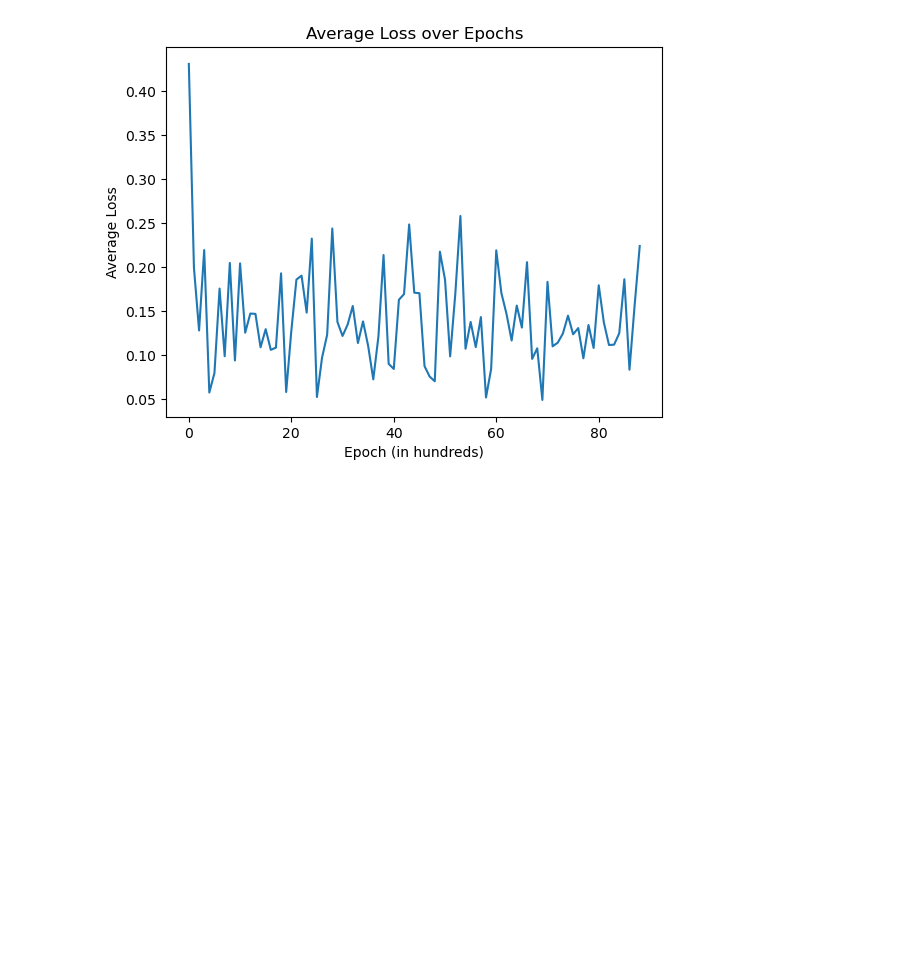
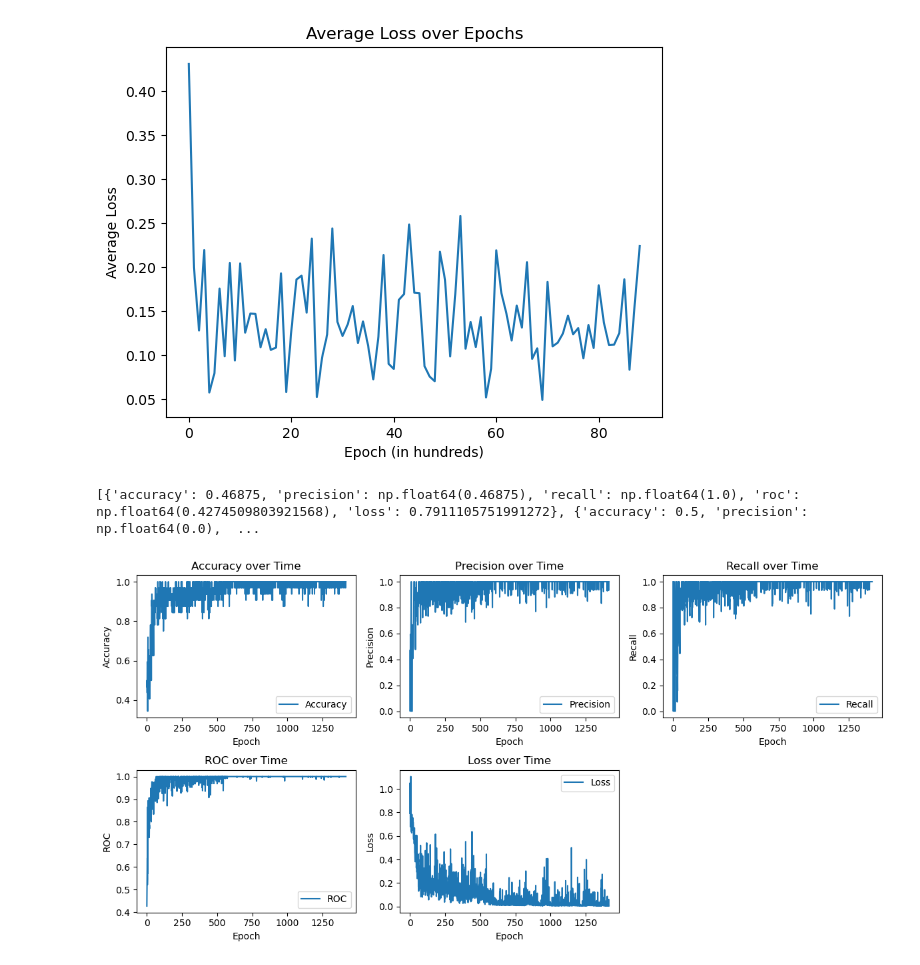
Before and after one commit to aarnol/BolT, a Jupyter notebook: Analysis/Plotting/plotting.ipynb, the cells around one changed output. Saved outputs shown, nothing was run; the diff lists cells and outputs as text; code cells hidden in the pictures; blank space fills up the shorter version.

Commit message:
Plots for 1 epoch

```diff
--- a/Analysis/Plotting/plotting.ipynb
+++ b/Analysis/Plotting/plotting.ipynb
@@ -42,3 +42,77 @@ plt.title('Average Loss over Epochs')
 plt.show()
 # %% [output]
 [figure]
+# %%
+import pickle
+
+# Define the path to the pickle file
+pickle_path = r'C:\Users\Alex\Documents\BolT\step_metrics.pkl'
+
+# Load the pickle file
+with open(pickle_path, 'rb') as f:
+    epoch_metrics = pickle.load(f)
+
+# Print the contents of the pickle file
+print(epoch_metrics)
+# %% [output]
+[{'accuracy': 0.46875, 'precision': np.float64(0.46875), 'recall': np.float64(1.0), 'roc': np.float64(0.4274509803921568), 'loss': 0.7911105751991272}, {'accuracy': 0.5, 'precision': np.float64(0.0),  ...
+# %%
+#plots for accuracy, precision, recall, roc, and loss over time
+# Extract metrics from
+import matplotlib.pyplot as plt
+import numpy as np
+
+# Calculate the average of every 20 epochs
+
+accuracy = [metric['accuracy'] for metric in epoch_metrics]
+precision = [metric['precision'] for metric in epoch_metrics]
+recall = [metric['recall'] for metric in epoch_metrics]
+roc = [metric['roc'] for metric in epoch_metrics]
+loss = [metric['loss'] for metric in epoch_metrics]
+
+
+# Plot accuracy over time
+plt.figure(figsize=(12, 6))
+plt.subplot(2, 3, 1)
+plt.plot(accuracy, label='Accuracy')
+plt.xlabel('Epoch')
+plt.ylabel('Accuracy')
+plt.title('Accuracy over Time')
+plt.legend()
+
+# Plot precision over time
+plt.subplot(2, 3, 2)
+plt.plot(precision, label='Precision')
+plt.xlabel('Epoch')
+plt.ylabel('Precision')
+plt.title('Precision over Time')
+plt.legend()
+
+# Plot recall over time
+plt.subplot(2, 3, 3)
+plt.plot(recall, label='Recall')
+plt.xlabel('Epoch')
+plt.ylabel('Recall')
+plt.title('Recall over Time')
+plt.legend()
+
+# Plot ROC over time
+plt.subplot(2, 3, 4)
+plt.plot(roc, label='ROC')
+plt.xlabel('Epoch')
+plt.ylabel('ROC')
+plt.title('ROC over Time')
+plt.legend()
+
+# Plot loss over time
+plt.subplot(2, 3, 5)
+plt.plot(loss, label='Loss')
+plt.xlabel('Epoch')
+plt.ylabel('Loss')
+plt.title('Loss over Time')
+plt.legend()
+
+plt.tight_layout()
+plt.show()
+# %% [output]
+[figure, added]
```
Also changed, not shown: parts of 6 cells of this notebook, 15 other files.
